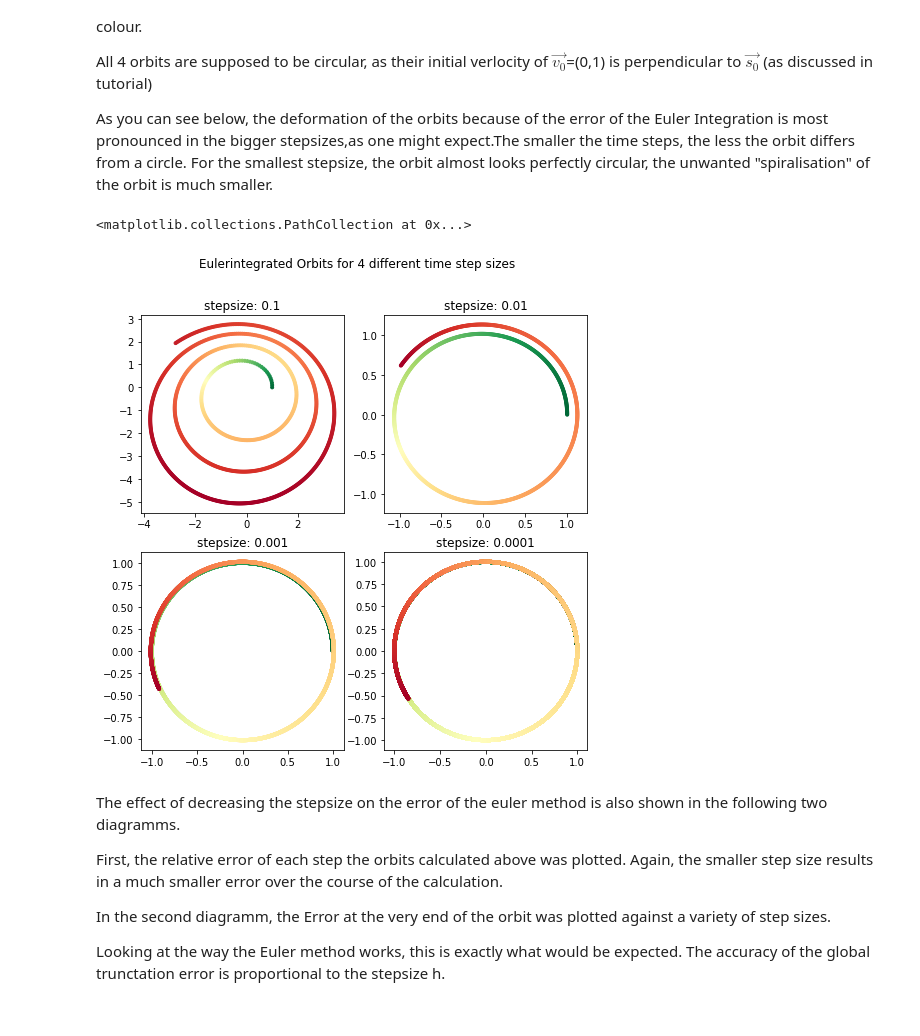
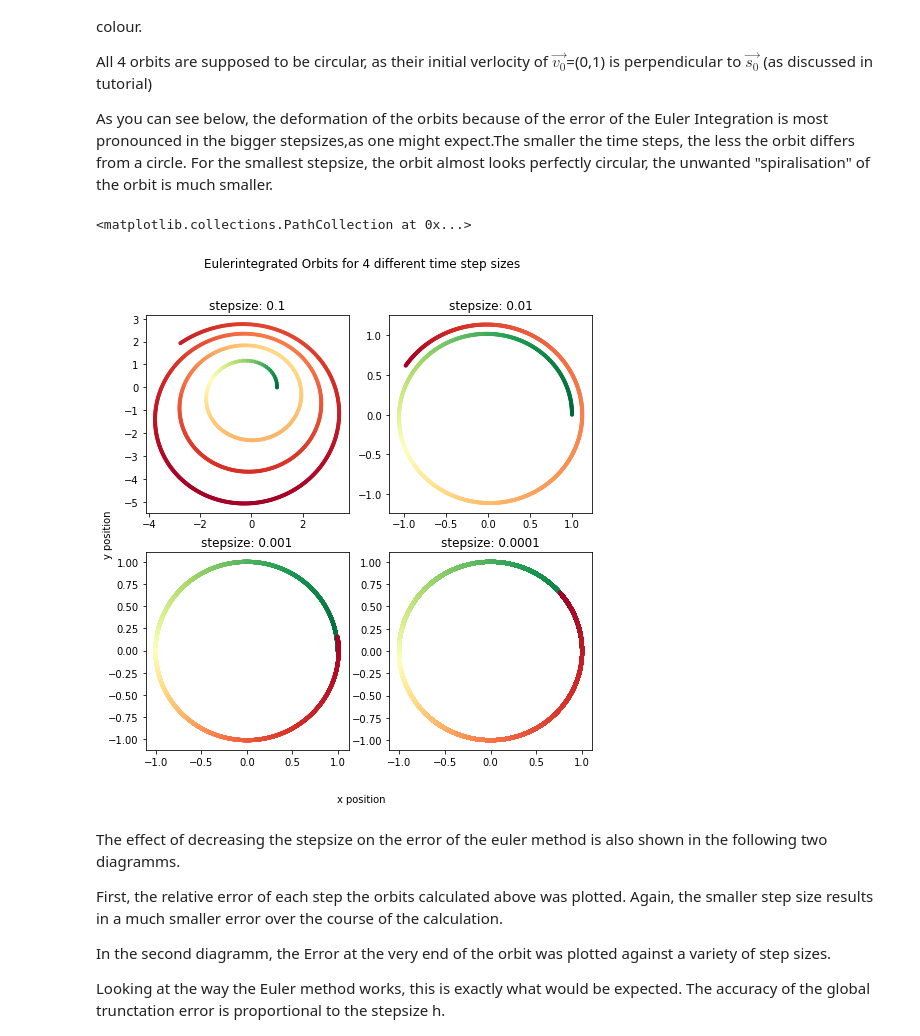
Before and after one commit to nlwach/Comp_Phys_zettel, a Jupyter notebook: Comp_Phys_Zettel/Zettel 2/Abgabecommented.ipynb, the cells around one changed output. Cells and saved outputs as stored; diff of their text form; code cells hidden in the pictures; blank space fills up the shorter version.

```diff
--- a/Comp_Phys_Zettel/Zettel 2/Abgabecommented.ipynb
+++ b/Comp_Phys_Zettel/Zettel 2/Abgabecommented.ipynb
@@ -151,34 +165,36 @@ As you can see below, the deformation of the orbits because of the error of the
 # %%
 fig =plt.figure(figsize=(8,8))
 fig.suptitle("Eulerintegrated Orbits for 4 different time step sizes")
 ax1=plt.subplot(2,2,1)
 ax1.set_title("stepsize: 0.1")
 C = Euler([1, 0], [0,1], 0.1, 1000, threed=False)
 C.calc()
 ax1.scatter(C.x_location, C.y_location, c=C.energies, cmap='RdYlGn_r', marker=".")
 
+fig.text(0.5, 0.04, 'x position', ha='center', va='center')
+fig.text(0.06, 0.5, 'y position', ha='center', va='center', rotation='vertical')
 
 ax2=plt.subplot(2,2,2)
 ax2.set_title("stepsize: 0.01")
 A = Euler([1, 0], [0,1], 0.01, 1000, threed=False)
 A.calc()
 ax2.scatter(A.x_location, A.y_location, c=A.energies, cmap='RdYlGn_r', marker=".")
 
 
 ax3=plt.subplot(2,2,3)
 ax3.set_title("stepsize: 0.001")
-B = Euler([1, 0], [0,1], 0.001, 10000, threed=False)
+B = Euler([1, 0], [0,1], 0.001, 6500, threed=False)
 B.calc()
 ax3.scatter(B.x_location, B.y_location, c=B.energies, cmap='RdYlGn_r', marker=".")
 
 ax4 =plt.subplot(2,2,4)
 ax4.set_title("stepsize: 0.0001")
-D = Euler([1, 0], [0,1], 0.0001, 100000, threed=False)
+D = Euler([1, 0], [0,1], 0.0001, 70000, threed=False)
 D.calc()
 ax4.scatter(D.x_location, D.y_location, c=D.energies, cmap='RdYlGn_r', marker=".")
 # %% [output]
 <matplotlib.collections.PathCollection at 0x...>
-[figure, old version]
+[figure, new version]
 # %% [markdown]
 The effect of decreasing the stepsize on the error of the euler method is also shown in the following two diagramms.
 
```
Also changed, not shown: parts of 8 cells of this notebook.
